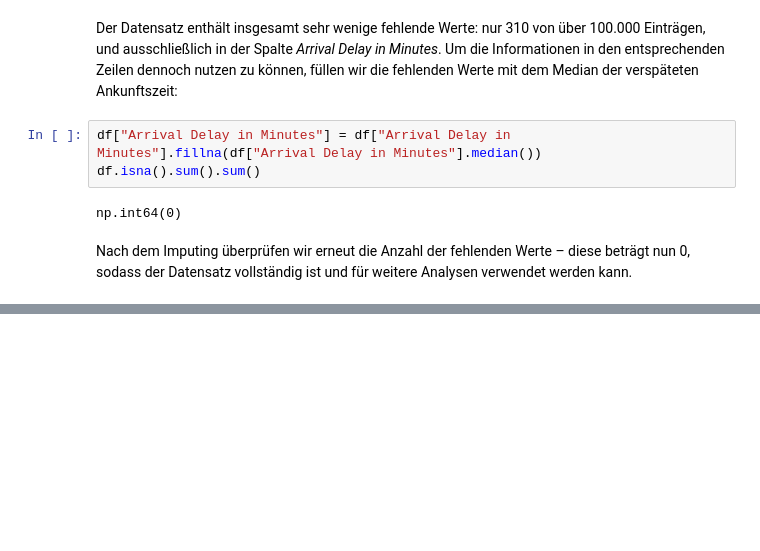
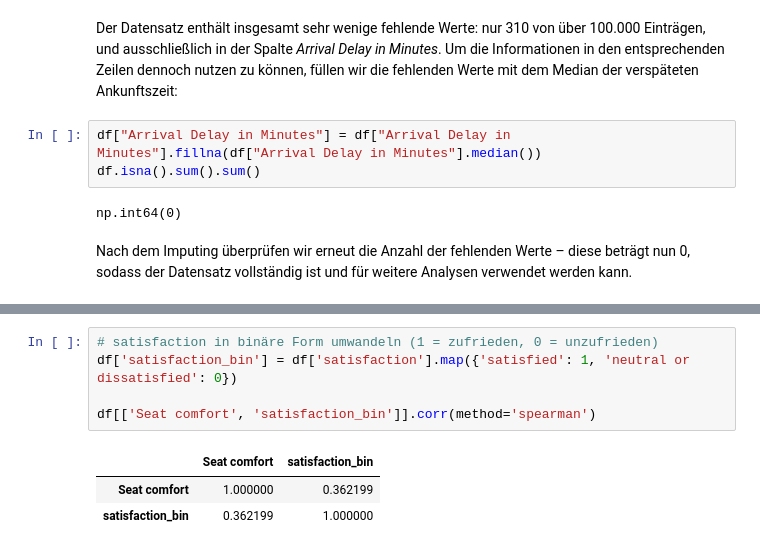
Before and after one commit to Sulphur1407/DSKI-Portfolio-1, a Jupyter notebook: PortfolioFinalVersion.ipynb, the cells around one changed output, grey strips where cells are left out. Cells and saved outputs as stored; diff of their text form; blank space fills up the shorter version.

```diff
--- a/PortfolioFinalVersion.ipynb
+++ b/PortfolioFinalVersion.ipynb
@@ -220,0 +308,9 @@ Nach dem Imputing überprüfen wir erneut die Anzahl der fehlenden Werte – die
+# %%
+# satisfaction in binäre Form umwandeln (1 = zufrieden, 0 = unzufrieden)
+df['satisfaction_bin'] = df['satisfaction'].map({'satisfied': 1, 'neutral or dissatisfied': 0})
+
+df[['Seat comfort', 'satisfaction_bin']].corr(method='spearman')
+# %% [output]
+|  | Seat comfort | satisfaction_bin |
+| Seat comfort | 1.000000 | 0.362199 |
+| satisfaction_bin | 0.362199 | 1.000000 |
```
Also changed, not shown: parts of 18 cells of this notebook, 1 other file.
